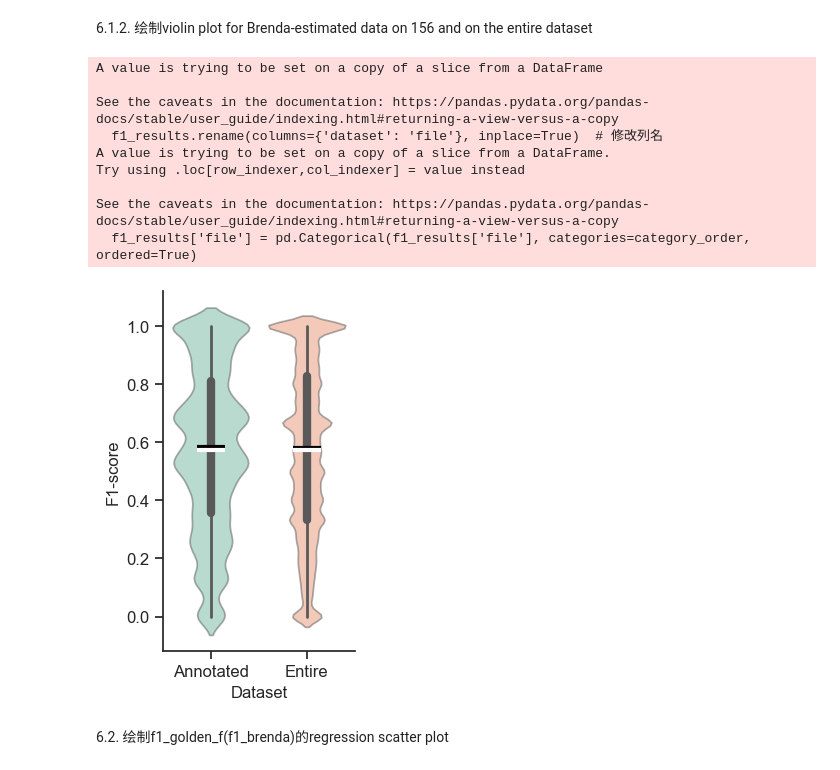
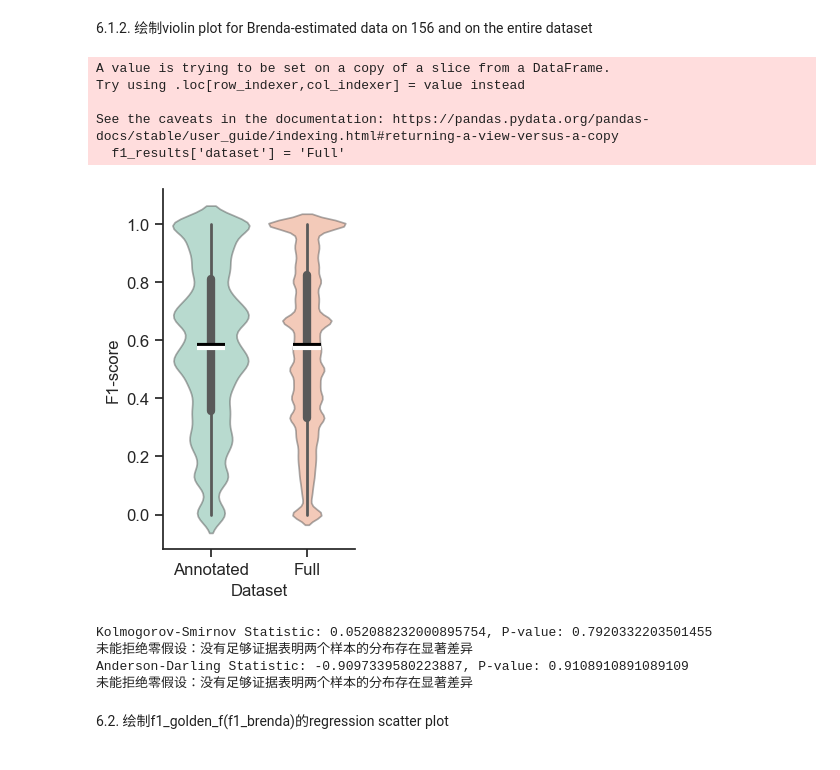
Before and after one commit to JackKuo666/LLM-BioDataExtractor, a Jupyter notebook: analyze_code/analyzing.ipynb, the cells around one changed output. Saved outputs shown, nothing was run; the diff lists cells and outputs as text; code cells hidden in the pictures.

```diff
--- a/analyze_code/analyzing.ipynb
+++ b/analyze_code/analyzing.ipynb
@@ -108,7 +108,7 @@ def plot_f1_swarm(f1_results, title=None, xlabel=None, ylabel=None, category_ord
     sns.set(style="ticks")
 
     # 创建图形
-    fig = plt.figure(figsize=(num_categories * 1.2, 4.5))
+    fig = plt.figure(figsize=(num_categories * 1.3, 4.5))
 
     # 调整边距
     plt.subplots_adjust(left=0.1, right=0.9, top=0.9, bottom=0.1)
@@ -1037,7 +1047,7 @@ def process_combined_data(brenda_3435, golden_156):
 
     # 处理 brenda_3435 数据，添加 dataset 列
     brenda_data = brenda_3435[['F1', 'eval_on']].copy()
-    brenda_data['dataset'] = 'Entire'
+    brenda_data['dataset'] = 'Full'
 
     # 处理 golden_156 数据，添加 dataset 列
     golden_data = golden_156[['F1', 'eval_on']].copy()
@@ -1054,7 +1064,7 @@ def process_combined_data(brenda_3435, golden_156):
         combined_data.loc[combined_data.index == index, 'dataset'] = 'Annotated'
 
     # 设置顺序，不然画图的时候entire会画到上面去
-    combined_data['dataset'] = pd.Categorical(combined_data['dataset'], categories=['Annotated', 'Entire'], ordered=True)
+    combined_data['dataset'] = pd.Categorical(combined_data['dataset'], categories=['Annotated', 'Full'], ordered=True)
     combined_data.reset_index()
 
     return combined_data
@@ -1289,21 +1287,33 @@ Anderson-Darling Statistic: -0.8721491219752573, P-value: 0.9603960396039604
 # %%
 # 绘制violin plot for Brenda data on 156 and on the entire dataset
 f1_results = combined_data[combined_data['eval_on'] == 'brenda']  # 只看BRENDA
+f1_results['dataset'] = 'Full'
+
+# 将annotated data estimated on Brenda 额外拼在后面
+annotated_data = combined_data[(combined_data['eval_on'] == 'brenda') & (combined_data['dataset'] == 'Annotated')].copy()
+annotated_data['dataset'] = 'Annotated'
+f1_results = pd.concat([f1_results, annotated_data], axis=0)
+
 f1_results.rename(columns={'dataset': 'file'}, inplace=True)  # 修改列名
 fig = plot_f1_swarm(f1_results, xlabel='Dataset', ylabel='F1-score',swarm=False)
 # 存储图
 # fig.savefig('figure/fig.S4.svg', format='svg', bbox_inches='tight')
 # fig.savefig('figure/fig.S4.png', format='png', dpi=300, bbox_inches='tight')
+
+# 假设检验Annotated eval_on Brenda 和 Entire eval_on Brenda 是否符合同一个分布
+sample1 = combined_data[(combined_data['eval_on'] == 'brenda') & (combined_data['dataset'] == 'Annotated')]['F1']
+sample2 = combined_data[(combined_data['eval_on'] == 'brenda')]['F1']
+stats_2samp(sample1, sample2)
 # %% [output]
-A value is trying to be set on a copy of a slice from a DataFrame
-
-See the caveats in the documentation: https://pandas.pydata.org/pandas-docs/stable/user_guide/indexing.html#returning-a-view-versus-a-copy
-  f1_results.rename(columns={'dataset': 'file'}, inplace=True)  # 修改列名
 A value is trying to be set on a copy of a slice from a DataFrame.
 Try using .loc[row_indexer,col_indexer] = value instead
 
 See the caveats in the documentation: https://pandas.pydata.org/pandas-docs/stable/user_guide/indexing.html#returning-a-view-versus-a-copy
-  f1_results['file'] = pd.Categorical(f1_results['file'], categories=category_order, ordered=True)
+  f1_results['dataset'] = 'Full'
-[figure, old version]
+[figure, new version]
+Kolmogorov-Smirnov Statistic: 0.052088232000895754, P-value: 0.7920332203501455
+未能拒绝零假设：没有足够证据表明两个样本的分布存在显著差异
+Anderson-Darling Statistic: -0.9097339580223887, P-value: 0.9108910891089109
+未能拒绝零假设：没有足够证据表明两个样本的分布存在显著差异
 # %% [markdown]
 6.2. 绘制f1_golden_f(f1_brenda)的regression scatter plot
```
Also changed, not shown: parts of 18 cells of this notebook.
